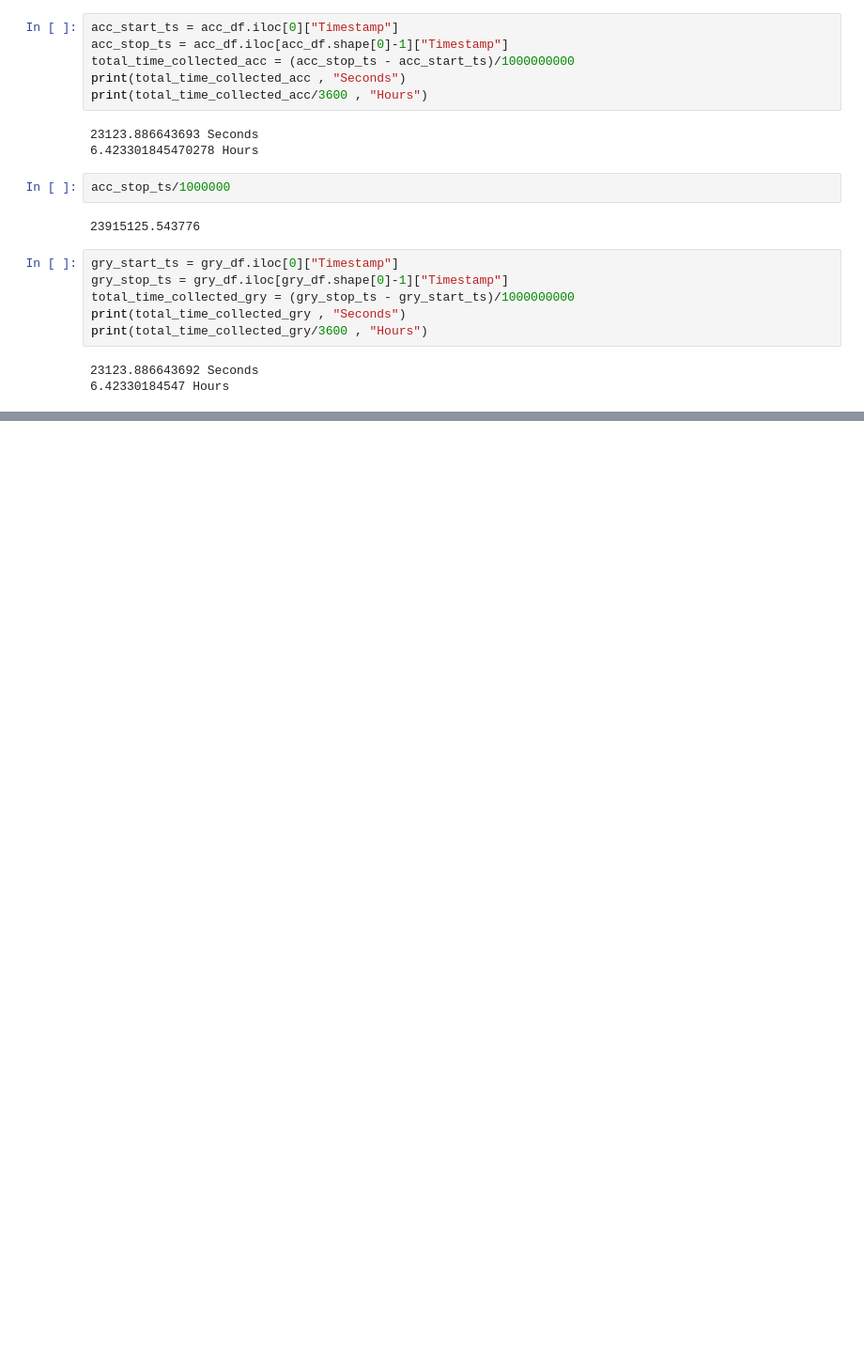
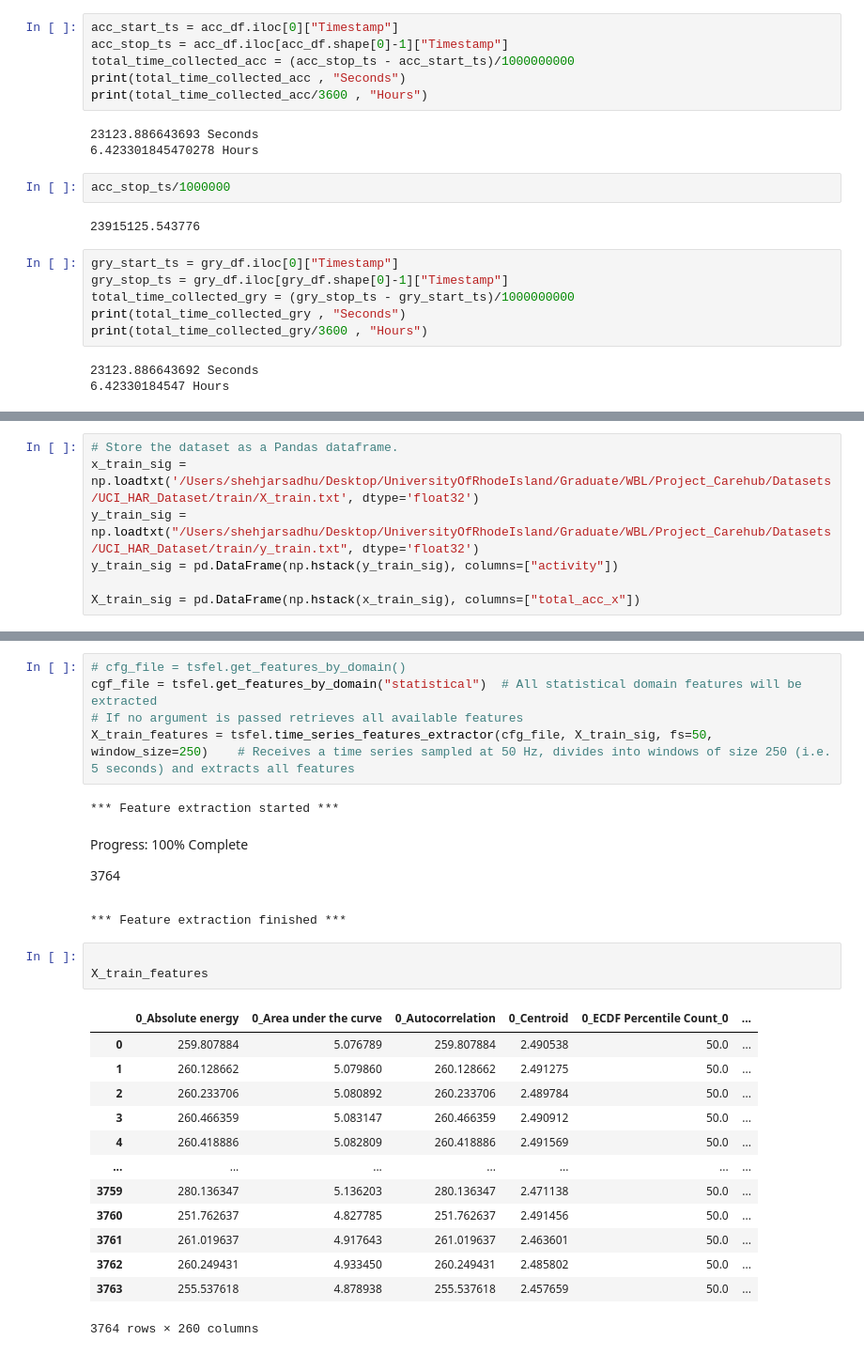
Before and after one commit to wearablebiosensing/SmartWatch-DataCollection-system, a Jupyter notebook: DataAnalysis/DataAnalysis.ipynb, the cells around one changed output, grey strips where cells are left out. Shown at 94% size. Saved outputs shown, nothing was run; the diff lists cells and outputs as text; blank space fills up the shorter version.

```diff
--- a/DataAnalysis/DataAnalysis.ipynb
+++ b/DataAnalysis/DataAnalysis.ipynb
@@ -109,0 +199,7 @@ print(total_time_collected_gry/3600 , "Hours")
+# %%
+# Store the dataset as a Pandas dataframe.
+x_train_sig = np.loadtxt('/Users/shehjarsadhu/Desktop/UniversityOfRhodeIsland/Graduate/WBL/Project_Carehub/Datasets/UCI_HAR_Dataset/train/X_train.txt', dtype='float32')
+y_train_sig = np.loadtxt("/Users/shehjarsadhu/Desktop/UniversityOfRhodeIsland/Graduate/WBL/Project_Carehub/Datasets/UCI_HAR_Dataset/train/y_train.txt", dtype='float32')
+y_train_sig = pd.DataFrame(np.hstack(y_train_sig), columns=["activity"])
+
+X_train_sig = pd.DataFrame(np.hstack(x_train_sig), columns=["total_acc_x"])
@@ -109,0 +274,27 @@ print(total_time_collected_gry/3600 , "Hours")
+# %%
+# cfg_file = tsfel.get_features_by_domain()
+cgf_file = tsfel.get_features_by_domain("statistical")  # All statistical domain features will be extracted
+# If no argument is passed retrieves all available features
+X_train_features = tsfel.time_series_features_extractor(cfg_file, X_train_sig, fs=50, window_size=250)    # Receives a time series sampled at 50 Hz, divides into windows of size 250 (i.e. 5 seconds) and extracts all features
+# %% [output]
+*** Feature extraction started ***
+Progress: 100% Complete
+3764
+*** Feature extraction finished ***
+# %%
+
+X_train_features
+# %% [output]
+|  | 0_Absolute energy | 0_Area under the curve | 0_Autocorrelation | 0_Centroid | 0_ECDF Percentile Count_0 | ... |
+| 0 | 259.807884 | 5.076789 | 259.807884 | 2.490538 | 50.0 | ... |
+| 1 | 260.128662 | 5.079860 | 260.128662 | 2.491275 | 50.0 | ... |
+| 2 | 260.233706 | 5.080892 | 260.233706 | 2.489784 | 50.0 | ... |
+| 3 | 260.466359 | 5.083147 | 260.466359 | 2.490912 | 50.0 | ... |
+| 4 | 260.418886 | 5.082809 | 260.418886 | 2.491569 | 50.0 | ... |
+| ... | ... | ... | ... | ... | ... | ... |
+| 3759 | 280.136347 | 5.136203 | 280.136347 | 2.471138 | 50.0 | ... |
+| 3760 | 251.762637 | 4.827785 | 251.762637 | 2.491456 | 50.0 | ... |
+| 3761 | 261.019637 | 4.917643 | 261.019637 | 2.463601 | 50.0 | ... |
+| 3762 | 260.249431 | 4.933450 | 260.249431 | 2.485802 | 50.0 | ... |
+| 3763 | 255.537618 | 4.878938 | 255.537618 | 2.457659 | 50.0 | ... |
+3764 rows × 260 columns
```
Also changed, not shown: parts of 16 cells of this notebook, 9 other files.
